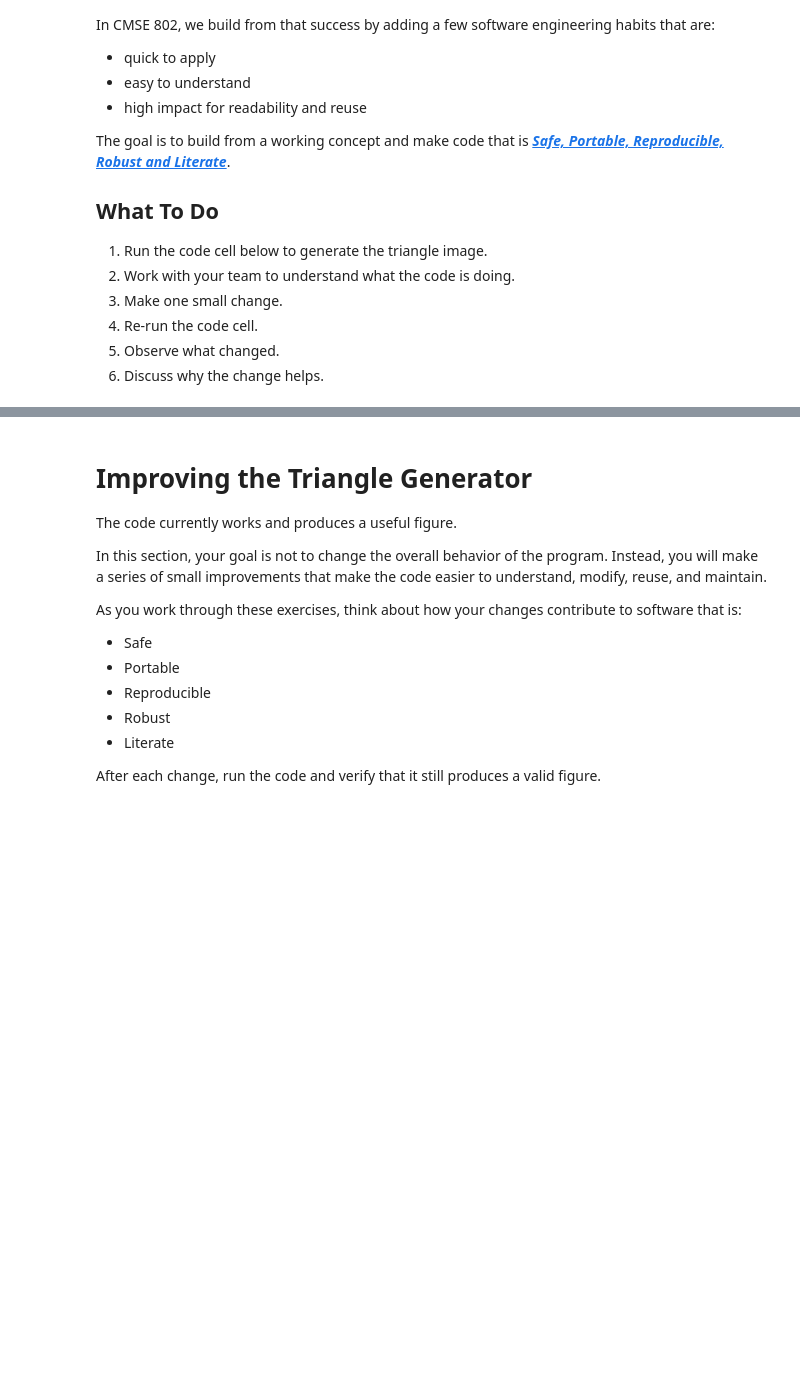
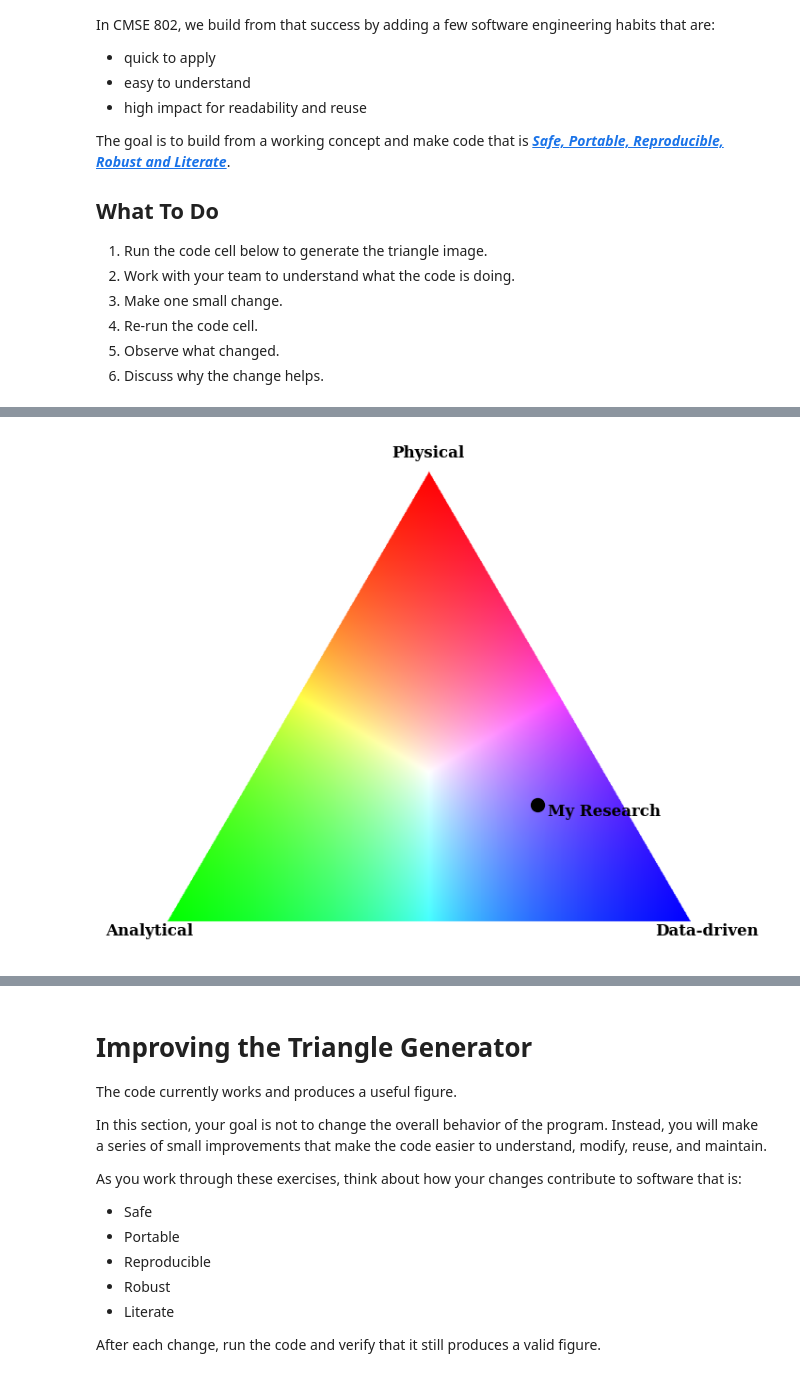
Before and after one commit to Goutham1676/CMSE802_ModelingIntro, a Jupyter notebook: 01_Model_Triangle-Worked.ipynb, the cells around one changed output, grey strips where cells are left out. Cells and saved outputs as stored; diff of their text form; code cells hidden in the pictures; blank space fills up the shorter version.

```diff
--- a/01_Model_Triangle-Worked.ipynb
+++ b/01_Model_Triangle-Worked.ipynb
@@ -155,0 +164,4 @@ plot_triangle()
+# %%
+plot_triangle(filename="triangle.png")
+# %% [output]
+[figure, added]
```
Also changed, not shown: parts of 10 cells of this notebook, 6 other files.
